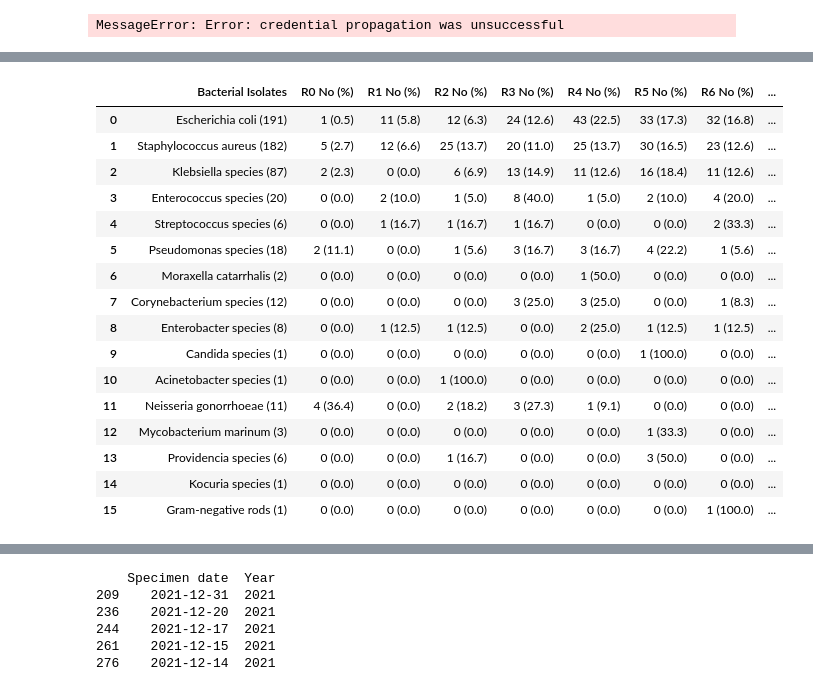
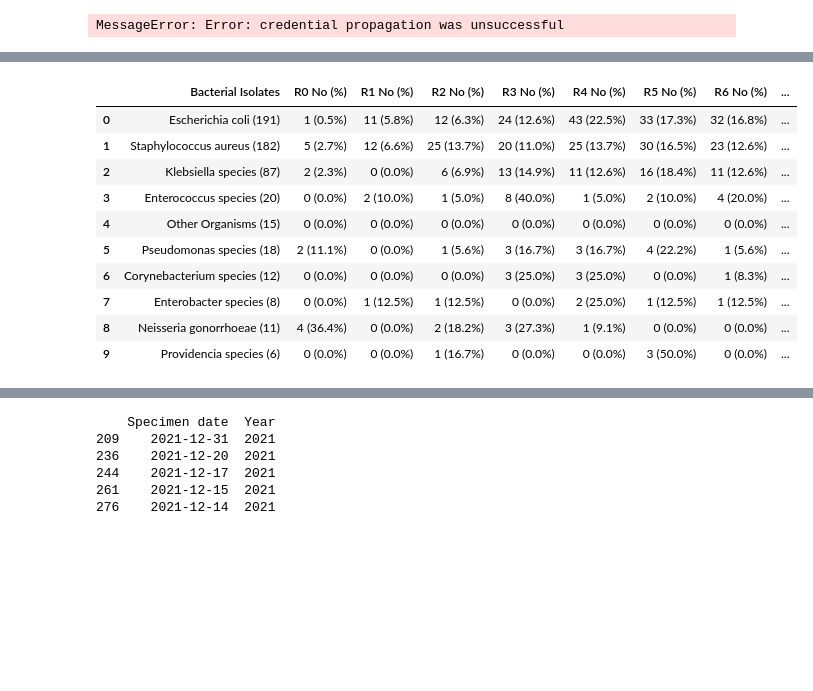
Before and after one commit to nakatoconstance/nakatoconstance, a Jupyter notebook: MDR_FULLDATASET_submitted_Final.ipynb, the cells around one changed output, grey strips where cells are left out. Cells and saved outputs as stored; diff of their text form; code cells hidden in the pictures; blank space fills up the shorter version.

```diff
--- a/MDR_FULLDATASET_submitted_Final.ipynb
+++ b/MDR_FULLDATASET_submitted_Final.ipynb
@@ -1494,0 +1582,16 @@ display.display(resistance_df)
+# %%
+# Get all antibiotic column names from the dataset
+all_antibiotics_in_data = set()
+for col in filtered_data.columns:
+    if col.endswith('_R') or col.endswith('_I') or col.endswith('_S'):
+        all_antibiotics_in_data.add(col.rsplit('_', 1)[0])  # Extract antibiotic name
+
+# Get all antibiotics from our predefined classes
+all_antibiotics_in_classes = {antibiotic for antibiotics in antibiotic_classes.values() for antibiotic in antibiotics}
+
+# Find missing antibiotics
+missing_antibiotics = all_antibiotics_in_data - all_antibiotics_in_classes
+extra_antibiotics = all_antibiotics_in_classes - all_antibiotics_in_data
+
+print("Antibiotics in data but missing from classes:", missing_antibiotics)
+print("Antibiotics in classes but missing from data:", extra_antibiotics)
@@ -1501,63 +1643,61 @@ data_table.enable_dataframe_formatter()
 # ... (your existing code to load and preprocess urine_data) ...
 
 # Get unique organisms and antimicrobial agents
-unique_organisms = urine_data['Organism'].unique()
-antibiotic_columns = urine_data.columns[urine_data.columns.str.endswith(('_I', '_R', '_S'))]
+unique_organisms = filtered_data['Organism'].unique()
+antibiotic_columns = filtered_data.columns[filtered_data.columns.str.endswith(('_I', '_R', '_S'))]
 antimicrobial_agents = list(set([col[:-2] for col in antibiotic_columns]))
 
 # Create a dictionary to store the table data
 table_data = {'Bacterial Isolates': [], 'R0 No (%)': [], 'R1 No (%)': [], 'R2 No (%)': [],
               'R3 No (%)': [], 'R4 No (%)': [], 'R5 No (%)': [], 'R6 No (%)': [], '>R7 No (%)': []}
 
 # Iterate through unique organisms
 for organism in unique_organisms:
     # Get organism count, handling potential KeyError
-    organism_count = urine_data['Organism'].value_counts().get(organism, 0)
+    organism_count = filtered_data['Organism'].value_counts().get(organism, 0)
 
     table_data['Bacterial Isolates'].append(f"{organism} ({organism_count})")
 
-    # Count resistance levels for the organism
+    # Calculate resistance counts for each category directly
     resistance_counts = [0] * 8  # Initialize counts for R0 to >R7
 
-    for _, row in urine_data[urine_data['Organism'] == organism].iterrows():
-        resistance_level = 0
-        for agent in antimicrobial_agents:
-            # Check if antibiotic columns exist for this organism before accessing them
-            if agent + '_I' in row and agent + '_R' in row:
-                if row[agent + '_I'] == 1 or row[agent + '_R'] == 1:
-                    resistance_level += 1
+    for i in range(len(resistance_counts)):
+        # Calculate count for current resistance level (R0 to >R7)
+        count = 0
+        for _, row in urine_data[urine_data['Organism'] == organism].iterrows():
+            resistance_level = 0
+            for agent in antimicrobial_agents:
+                if agent + '_I' in row and agent + '_R' in row:
+                    if row[agent + '_I'] == 1 or row[agent + '_R'] == 1:
+                        resistance_level += 1
 
-        if resistance_level <= 6:
-            resistance_counts[resistance_level] += 1
-        else:
-            resistance_counts[7] += 1  # Count for >R7
+            if resistance_level == i:  # Check if resistance level matches current category
+                count += 1
+            elif resistance_level > 6 and i == 7: # For >R7 category
+                count += 1
+
+        resistance_counts[i] = count
 
     # Calculate percentages and format for the table
-    total_isolates = urine_data['Organism'].value_counts().get(organism, 0)  # Handle KeyError
+    total_isolates = filtered_data['Organism'].value_counts().get(organism, 0)  # Handle KeyError
     for i in range(len(resistance_counts)):
         percentage = (resistance_counts[i] / total_isolates) * 100 if total_isolates else 0
-        table_data[f"R{i} No (%)" if i <= 6 else ">R7 No (%)"].append(f"{resistance_counts[i]} ({percentage:.1f})")
+        table_data[f"R{i} No (%)" if i <= 6 else ">R7 No (%)"].append(f"{resistance_counts[i]} ({percentage:.1f}%)")
 
 # Create the DataFrame
 multi_drug_resistance_table = pd.DataFrame(table_data)
 
 # Display the table using data_table formatter
 display(multi_drug_resistance_table)
 # %% [output]
 |  | Bacterial Isolates | R0 No (%) | R1 No (%) | R2 No (%) | R3 No (%) | R4 No (%) | R5 No (%) | R6 No (%) | ... |
-| 0 | Escherichia coli (191) | 1 (0.5) | 11 (5.8) | 12 (6.3) | 24 (12.6) | 43 (22.5) | 33 (17.3) | 32 (16.8) | ... |
-| 1 | Staphylococcus aureus (182) | 5 (2.7) | 12 (6.6) | 25 (13.7) | 20 (11.0) | 25 (13.7) | 30 (16.5) | 23 (12.6) | ... |
-| 2 | Klebsiella species (87) | 2 (2.3) | 0 (0.0) | 6 (6.9) | 13 (14.9) | 11 (12.6) | 16 (18.4) | 11 (12.6) | ... |
-| 3 | Enterococcus species (20) | 0 (0.0) | 2 (10.0) | 1 (5.0) | 8 (40.0) | 1 (5.0) | 2 (10.0) | 4 (20.0) | ... |
-| 4 | Streptococcus species (6) | 0 (0.0) | 1 (16.7) | 1 (16.7) | 1 (16.7) | 0 (0.0) | 0 (0.0) | 2 (33.3) | ... |
-| 5 | Pseudomonas species (18) | 2 (11.1) | 0 (0.0) | 1 (5.6) | 3 (16.7) | 3 (16.7) | 4 (22.2) | 1 (5.6) | ... |
-| 6 | Moraxella catarrhalis (2) | 0 (0.0) | 0 (0.0) | 0 (0.0) | 0 (0.0) | 1 (50.0) | 0 (0.0) | 0 (0.0) | ... |
-| 7 | Corynebacterium species (12) | 0 (0.0) | 0 (0.0) | 0 (0.0) | 3 (25.0) | 3 (25.0) | 0 (0.0) | 1 (8.3) | ... |
-| 8 | Enterobacter species (8) | 0 (0.0) | 1 (12.5) | 1 (12.5) | 0 (0.0) | 2 (25.0) | 1 (12.5) | 1 (12.5) | ... |
-| 9 | Candida species (1) | 0 (0.0) | 0 (0.0) | 0 (0.0) | 0 (0.0) | 0 (0.0) | 1 (100.0) | 0 (0.0) | ... |
-| 10 | Acinetobacter species (1) | 0 (0.0) | 0 (0.0) | 1 (100.0) | 0 (0.0) | 0 (0.0) | 0 (0.0) | 0 (0.0) | ... |
-| 11 | Neisseria gonorrhoeae (11) | 4 (36.4) | 0 (0.0) | 2 (18.2) | 3 (27.3) | 1 (9.1) | 0 (0.0) | 0 (0.0) | ... |
-| 12 | Mycobacterium marinum (3) | 0 (0.0) | 0 (0.0) | 0 (0.0) | 0 (0.0) | 0 (0.0) | 1 (33.3) | 0 (0.0) | ... |
-| 13 | Providencia species (6) | 0 (0.0) | 0 (0.0) | 1 (16.7) | 0 (0.0) | 0 (0.0) | 3 (50.0) | 0 (0.0) | ... |
-| 14 | Kocuria species (1) | 0 (0.0) | 0 (0.0) | 0 (0.0) | 0 (0.0) | 0 (0.0) | 0 (0.0) | 0 (0.0) | ... |
-| 15 | Gram-negative rods (1) | 0 (0.0) | 0 (0.0) | 0 (0.0) | 0 (0.0) | 0 (0.0) | 0 (0.0) | 1 (100.0) | ... |
+| 0 | Escherichia coli (191) | 1 (0.5%) | 11 (5.8%) | 12 (6.3%) | 24 (12.6%) | 43 (22.5%) | 33 (17.3%) | 32 (16.8%) | ... |
+| 1 | Staphylococcus aureus (182) | 5 (2.7%) | 12 (6.6%) | 25 (13.7%) | 20 (11.0%) | 25 (13.7%) | 30 (16.5%) | 23 (12.6%) | ... |
+| 2 | Klebsiella species (87) | 2 (2.3%) | 0 (0.0%) | 6 (6.9%) | 13 (14.9%) | 11 (12.6%) | 16 (18.4%) | 11 (12.6%) | ... |
+| 3 | Enterococcus species (20) | 0 (0.0%) | 2 (10.0%) | 1 (5.0%) | 8 (40.0%) | 1 (5.0%) | 2 (10.0%) | 4 (20.0%) | ... |
+| 4 | Other Organisms (15) | 0 (0.0%) | 0 (0.0%) | 0 (0.0%) | 0 (0.0%) | 0 (0.0%) | 0 (0.0%) | 0 (0.0%) | ... |
+| 5 | Pseudomonas species (18) | 2 (11.1%) | 0 (0.0%) | 1 (5.6%) | 3 (16.7%) | 3 (16.7%) | 4 (22.2%) | 1 (5.6%) | ... |
+| 6 | Corynebacterium species (12) | 0 (0.0%) | 0 (0.0%) | 0 (0.0%) | 3 (25.0%) | 3 (25.0%) | 0 (0.0%) | 1 (8.3%) | ... |
+| 7 | Enterobacter species (8) | 0 (0.0%) | 1 (12.5%) | 1 (12.5%) | 0 (0.0%) | 2 (25.0%) | 1 (12.5%) | 1 (12.5%) | ... |
+| 8 | Neisseria gonorrhoeae (11) | 4 (36.4%) | 0 (0.0%) | 2 (18.2%) | 3 (27.3%) | 1 (9.1%) | 0 (0.0%) | 0 (0.0%) | ... |
+| 9 | Providencia species (6) | 0 (0.0%) | 0 (0.0%) | 1 (16.7%) | 0 (0.0%) | 0 (0.0%) | 3 (50.0%) | 0 (0.0%) | ... |
```
Also changed, not shown: parts of 23 cells of this notebook.
